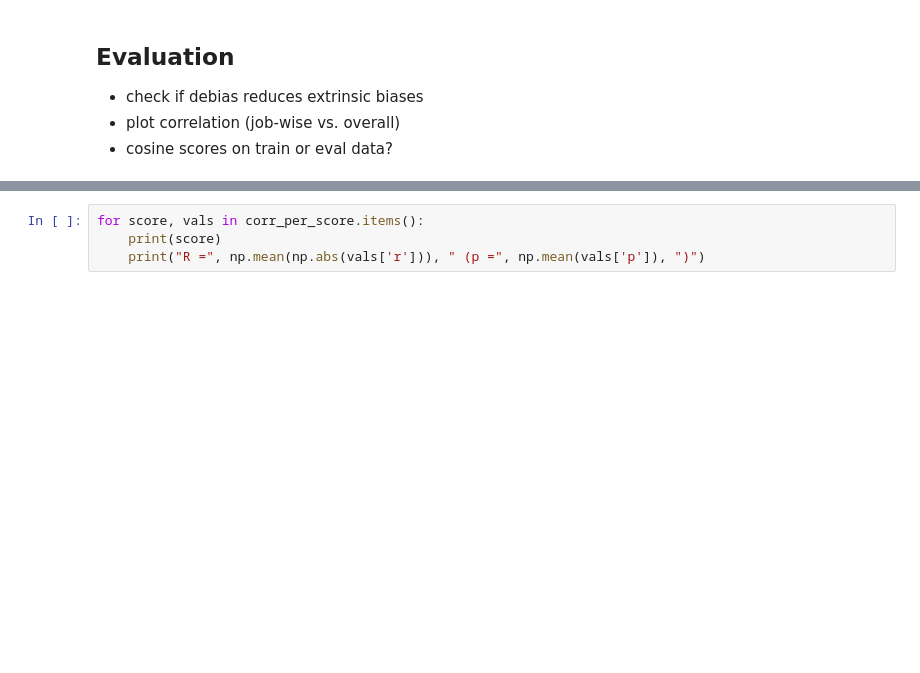
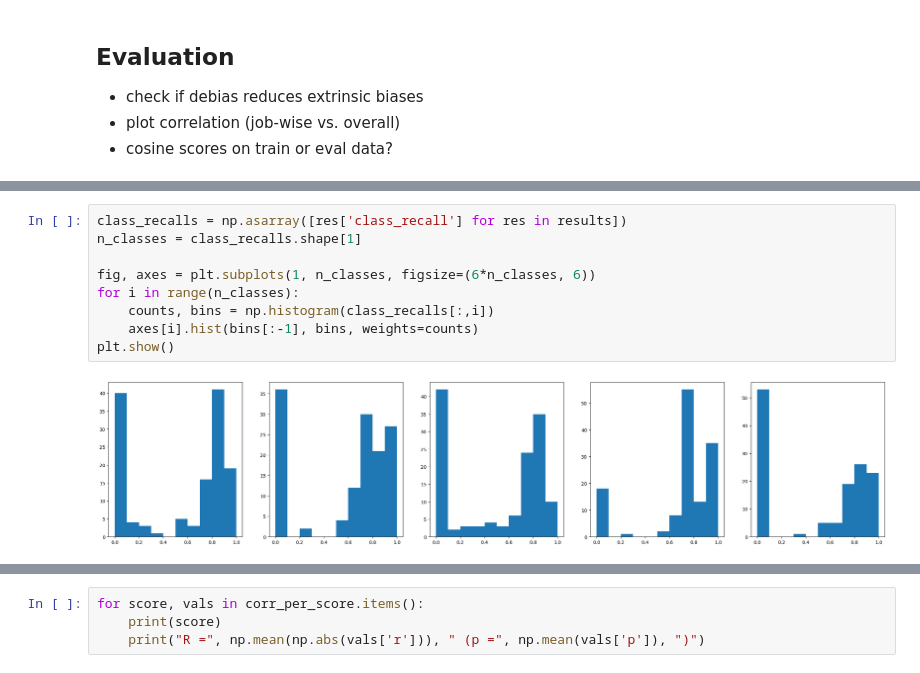
Before and after one commit to HammerLabML/PLMBiasMeasureBenchmark, a Jupyter notebook: jigsaw.ipynb, the cells around one changed output, grey strips where cells are left out. Cells and saved outputs as stored; diff of their text form; blank space fills up the shorter version.

```diff
--- a/jigsaw.ipynb
+++ b/jigsaw.ipynb
@@ -202,0 +92,11 @@ plt.show()
+# %%
+class_recalls = np.asarray([res['class_recall'] for res in results])
+n_classes = class_recalls.shape[1]
+
+fig, axes = plt.subplots(1, n_classes, figsize=(6*n_classes, 6))
+for i in range(n_classes):
+    counts, bins = np.histogram(class_recalls[:,i])
+    axes[i].hist(bins[:-1], bins, weights=counts)
+plt.show()
+# %% [output]
+[figure, added]
```
Also changed, not shown: parts of 25 cells of this notebook, 2 other files.
